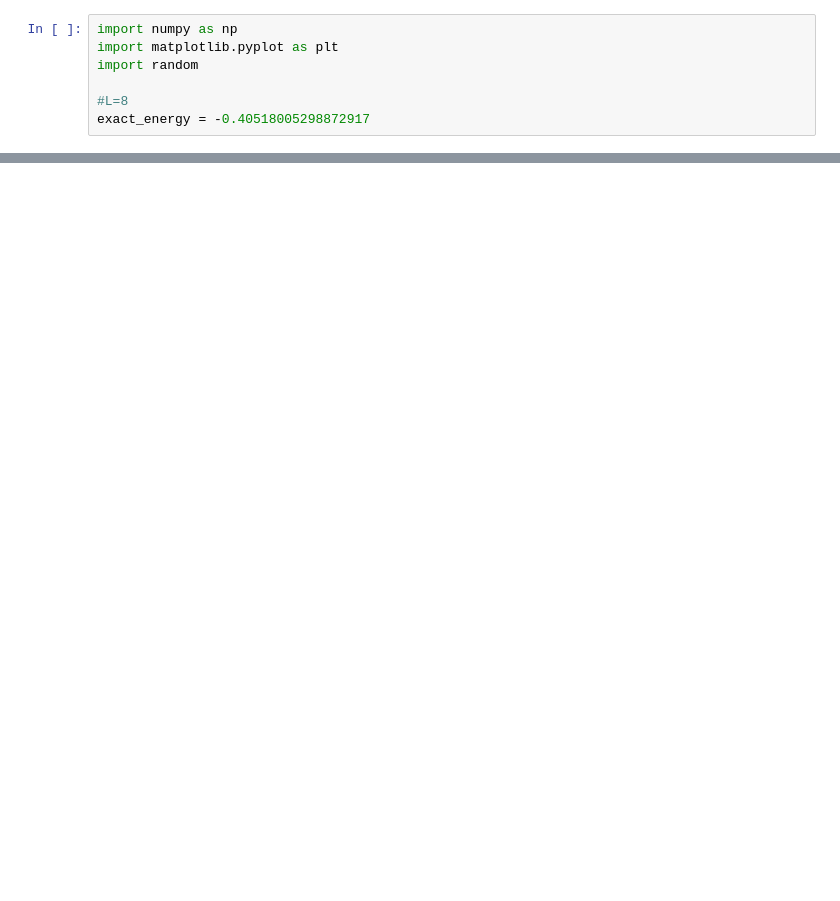
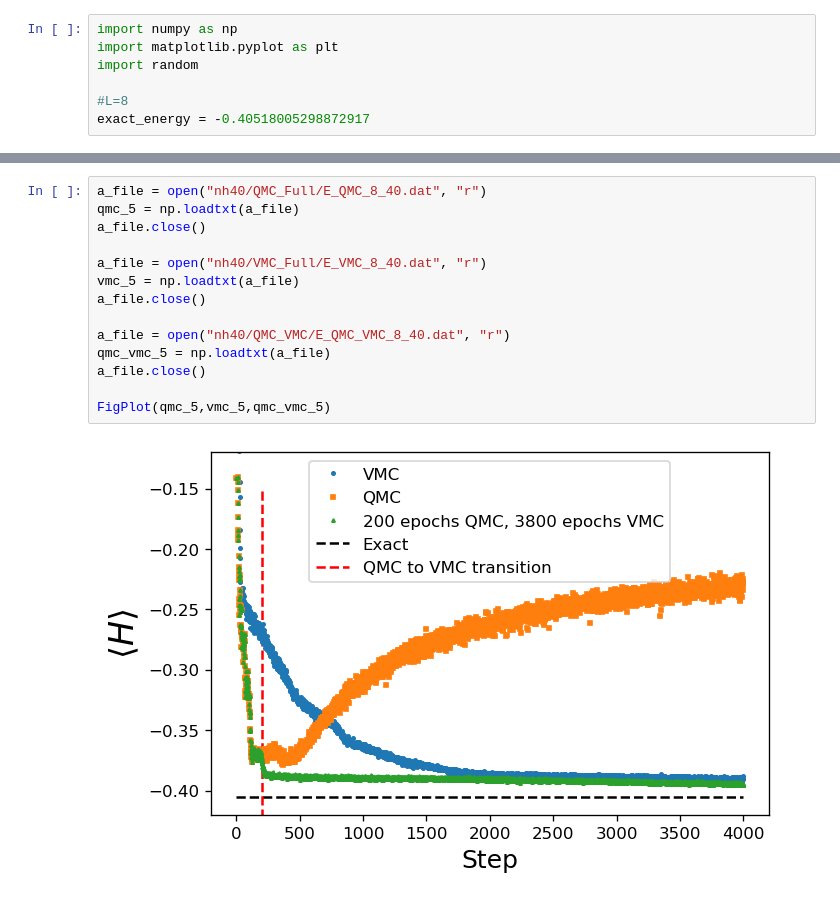
Before and after one commit to MelkoCollective/NeuralNetworks-for-Quantum, a Jupyter notebook: src_qmc_vmc/experiments/8x8/Analysis.ipynb, the cells around one changed output, grey strips where cells are left out. Drawn from its saved outputs; the diff is of its cells as text; blank space fills up the shorter version.

```diff
--- a/src_qmc_vmc/experiments/8x8/Analysis.ipynb
+++ b/src_qmc_vmc/experiments/8x8/Analysis.ipynb
@@ -62,0 +93,16 @@ FigPlot(qmc_3,vmc_3)
+# %%
+a_file = open("nh40/QMC_Full/E_QMC_8_40.dat", "r")
+qmc_5 = np.loadtxt(a_file)
+a_file.close()
+
+a_file = open("nh40/VMC_Full/E_VMC_8_40.dat", "r")
+vmc_5 = np.loadtxt(a_file)
+a_file.close()
+
+a_file = open("nh40/QMC_VMC/E_QMC_VMC_8_40.dat", "r")
+qmc_vmc_5 = np.loadtxt(a_file)
+a_file.close()
+
+FigPlot(qmc_5,vmc_5,qmc_vmc_5)
+# %% [output]
+[figure, added]
```
Also changed, not shown: parts of 5 cells of this notebook, 3 other files.
